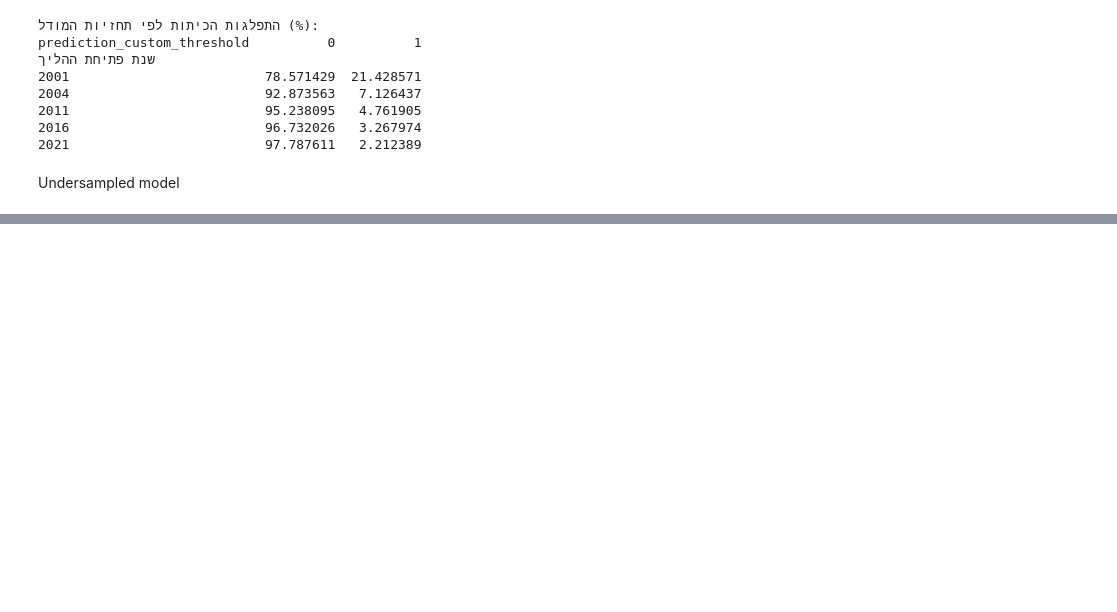
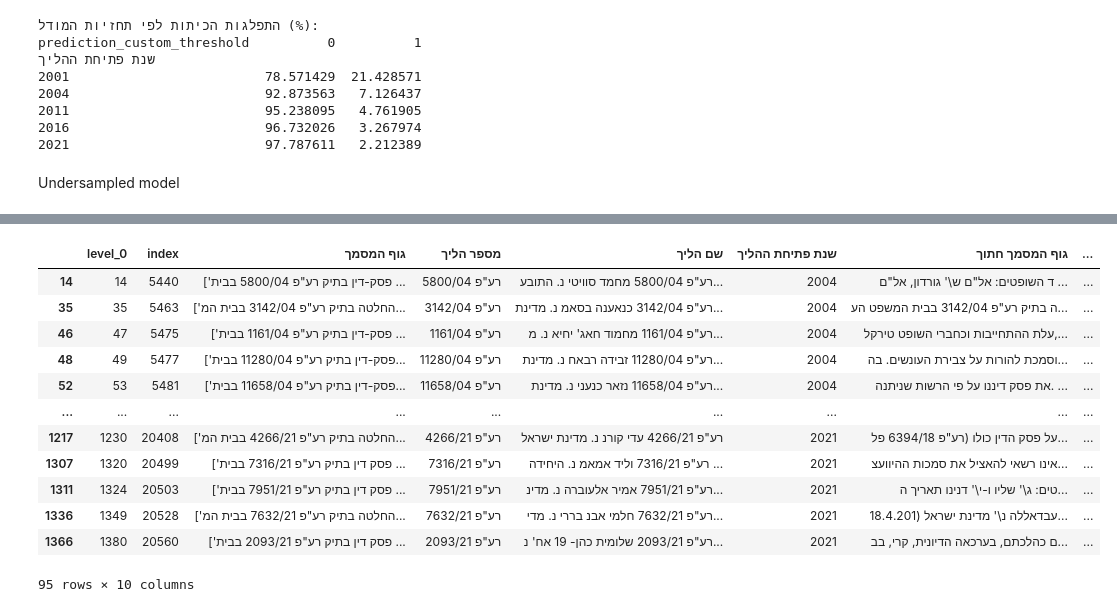
Before and after one commit to noambassat/SupremeCourtClassifier, a Jupyter notebook: 3_3_Sample_for_New_Model_Prediction.ipynb, the cells around one changed output, grey strips where cells are left out. Saved outputs shown, nothing was run; the diff lists cells and outputs as text; code cells hidden in the pictures; blank space fills up the shorter version.

```diff
--- a/3_3_Sample_for_New_Model_Prediction.ipynb
+++ b/3_3_Sample_for_New_Model_Prediction.ipynb
@@ -595,0 +593,16 @@ cut_sample_df[cut_sample_df["predicted_probability"]>0.1]
+# %%
+cut_sample_df[cut_sample_df["prediction_custom_threshold"]==1]
+# %% [output]
+|  | level_0 | index | גוף המסמך | מספר הליך | שם הליך | שנת פתיחת ההליך | גוף המסמך חתוך | ... |
+| 14 | 14 | 5440 | ['פסק-דין בתיק רע"פ 5800/04 בבית ... | רע"פ 5800/04 | רע"פ 5800/04 מחמד סוויטי נ. התובע... | 2004 | ד השופטים: אל"ם ש\' גורדון, אל"ם ... | ... |
+| 35 | 35 | 5463 | ['החלטה בתיק רע"פ 3142/04 בבית המ... | רע"פ 3142/04 | רע"פ 3142/04 כנאענה בסאמ נ. מדינת... | 2004 | ה בתיק רע"פ 3142/04 בבית המשפט הע... | ... |
+| 46 | 47 | 5475 | ['פסק-דין בתיק רע"פ 1161/04 בבית ... | רע"פ 1161/04 | רע"פ 1161/04 מחמוד חאג' יחיא נ. מ... | 2004 | עלת ההתחייבות וכחברי השופט טירקל,... | ... |
+| 48 | 49 | 5477 | ['פסק-דין בתיק רע"פ 11280/04 בבית... | רע"פ 11280/04 | רע"פ 11280/04 זבידה רבאח נ. מדינת... | 2004 | וסמכת להורות על צבירת העונשים. בה... | ... |
+| 52 | 53 | 5481 | ['פסק-דין בתיק רע"פ 11658/04 בבית... | רע"פ 11658/04 | רע"פ 11658/04 נזאר כנעני נ. מדינת... | 2004 | את פסק דיננו על פי הרשות שניתנה. ... | ... |
+| ... | ... | ... | ... | ... | ... | ... | ... | ... |
+| 1217 | 1230 | 20408 | ['החלטה בתיק רע"פ 4266/21 בבית המ... | רע"פ 4266/21 | רע"פ 4266/21 עדי קורנ נ. מדינת ישראל | 2021 | על פסק הדין כולו (רע"פ 6394/18 פל... | ... |
+| 1307 | 1320 | 20499 | ['פסק דין בתיק רע"פ 7316/21 בבית ... | רע"פ 7316/21 | רע"פ 7316/21 וליד אמאמ נ. היחידה ... | 2021 | אינו רשאי להאציל את סמכות ההיוועצ... | ... |
+| 1311 | 1324 | 20503 | ['פסק דין בתיק רע"פ 7951/21 בבית ... | רע"פ 7951/21 | רע"פ 7951/21 אמיר אלעוברה נ. מדינ... | 2021 | טים: ג\' שליו ו-י\' דנינו תאריך ה... | ... |
+| 1336 | 1349 | 20528 | ['החלטה בתיק רע"פ 7632/21 בבית המ... | רע"פ 7632/21 | רע"פ 7632/21 חלמי אבנ בררי נ. מדי... | 2021 | עבדאללה נ\' מדינת ישראל (18.4.201... | ... |
+| 1366 | 1380 | 20560 | ['פסק דין בתיק רע"פ 2093/21 בבית ... | רע"פ 2093/21 | רע"פ 2093/21 שלומית כהן- 19 אח' נ... | 2021 | ם כהלכתם, בערכאה הדיונית, קרי, בב... | ... |
+95 rows × 10 columns
```
Also changed, not shown: parts of 6 cells of this notebook.
